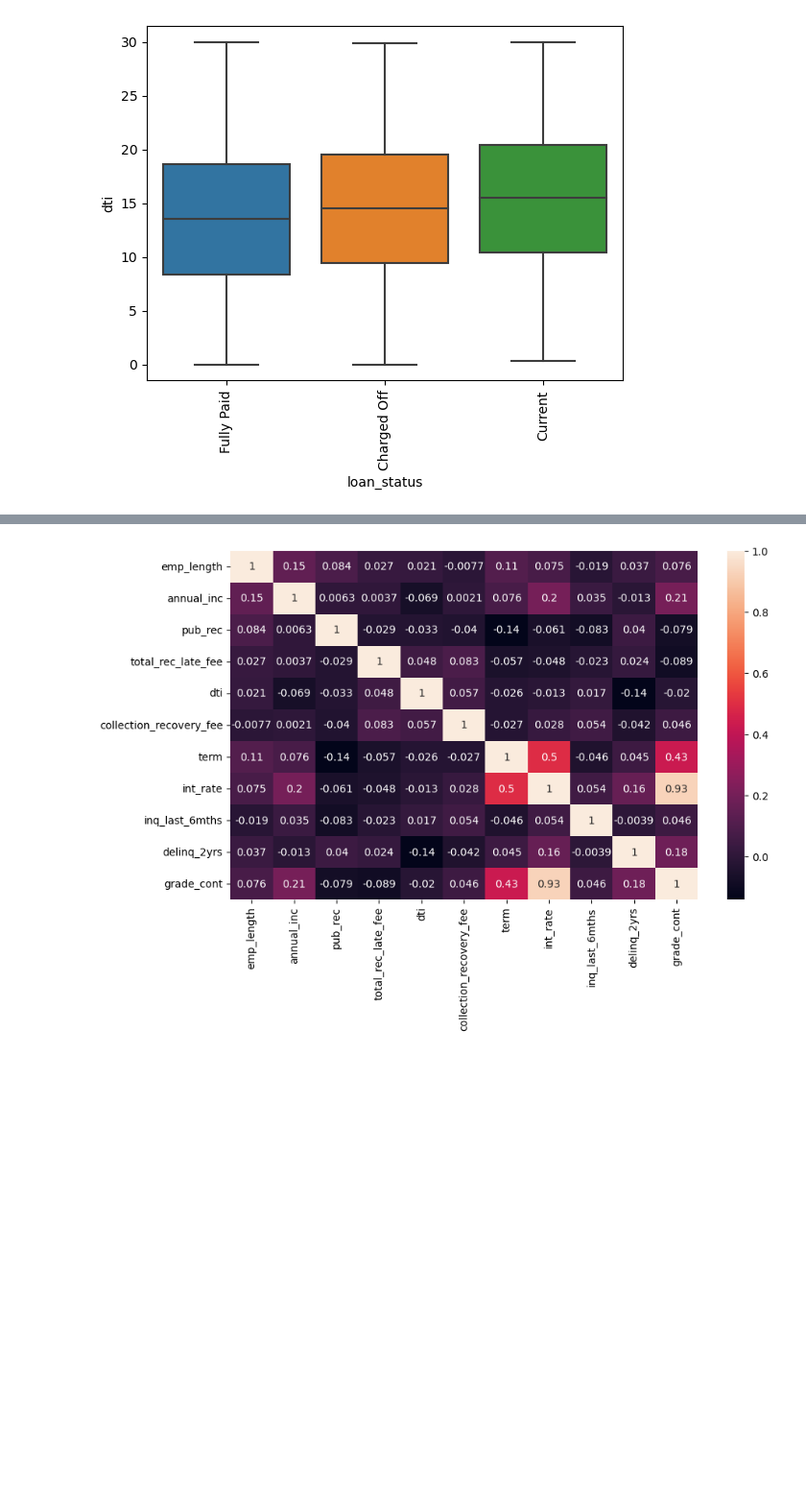
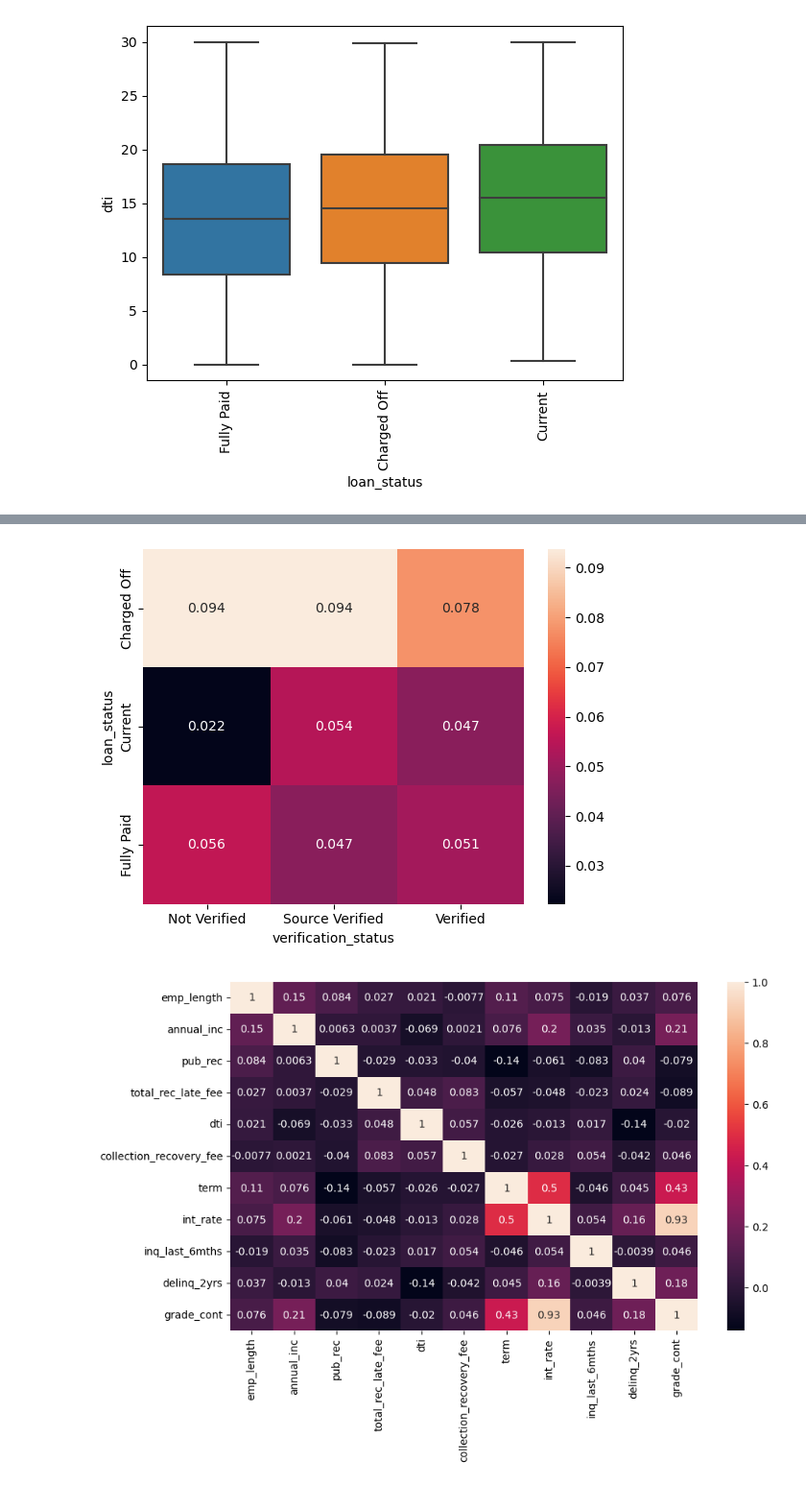
Before and after one commit to JPHere007/LendingClubCaseStudy, a Jupyter notebook: Jayaprakash.ipynb, the cells around one changed output, grey strips where cells are left out. Shown at 96% size. Saved outputs shown, nothing was run; the diff lists cells and outputs as text; code cells hidden in the pictures; blank space fills up the shorter version.

```diff
--- a/Jayaprakash.ipynb
+++ b/Jayaprakash.ipynb
@@ -408,3 +415,10 @@ plt.show()
+# %%
+res =pd.pivot_table(data=loandf, index='loan_status', columns="verification_status", values="pub_rec",
+                    aggfunc=np.mean)
+sns.heatmap(res,annot=True)
+plt.show()
+# %% [output]
+[figure, added]
 # %%
 contCols=['emp_length','annual_inc','dti','delinq_2yrs','inq_last_6mths','pub_rec','revol_bal','total_acc',
                 'total_rec_late_fee','recoveries','collection_recovery_fee','term','int_rate','inq_last_6mths']
```
Also changed, not shown: parts of 13 cells of this notebook, 1 other file.
